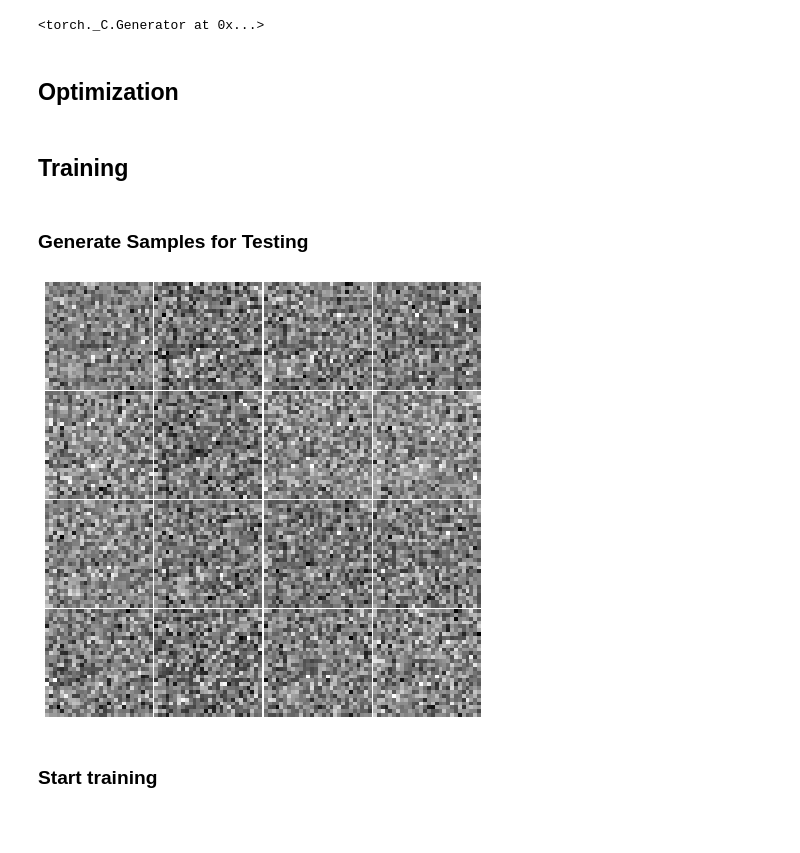
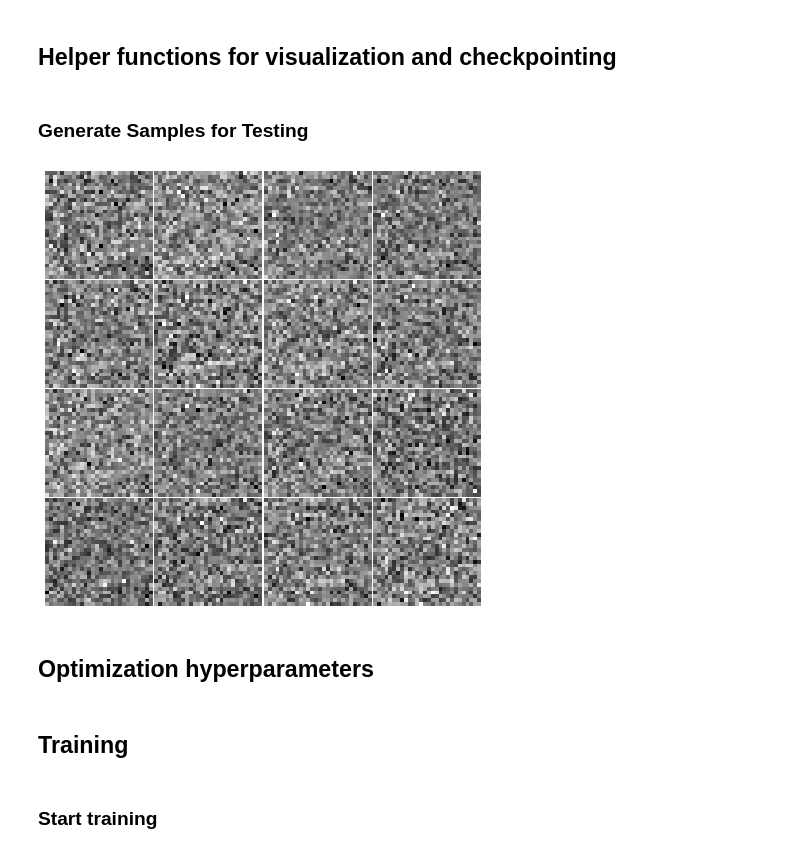
Before and after one commit to visgraf/labipcv, a Jupyter notebook: notebooks/BaseGAN.ipynb, the cells around one changed output. Saved outputs shown, nothing was run; the diff lists cells and outputs as text; code cells hidden in the pictures; blank space fills up the shorter version.

```diff
--- a/notebooks/BaseGAN.ipynb
+++ b/notebooks/BaseGAN.ipynb
@@ -89,5 +139,0 @@ def vectors_to_images(vectors):
-# %%
-generator_in_features = 100
-torch.manual_seed(777)
-# %% [output]
-<torch._C.Generator at 0x...>
@@ -139,0 +142,8 @@ if torch.cuda.is_available():
+# %%
+generator_in_features = 100
+discriminator_in_features = 28 * 28 # MNIST size
+
+discriminator = DiscriminatorNet(discriminator_in_features).to(device)
+generator = GeneratorNet(generator_in_features, discriminator_in_features).to(device)
+# %% [markdown]
+## Helper functions for visualization and checkpointing
@@ -139,0 +197,2 @@ if torch.cuda.is_available():
+# %% [markdown]
+### Generate Samples for Testing
@@ -140,5 +203,12 @@ if torch.cuda.is_available():
+# %%
+test_noise = noise(num_test_samples)
+log_images(vectors_to_images(
+                generator(test_noise)).cpu().detach().numpy(),
+                imagepath)
+# %% [output]
+[figure, added]
 # %% [markdown]
-## Optimization
+## Optimization hyperparameters
 # %%
 # Optimizers
 d_optimizer = optim.Adam(discriminator.parameters(), lr=0.0002)
@@ -243,2 +273,0 @@ def load_models(epoch, folder):
-# %% [markdown]
-### Generate Samples for Testing
@@ -248,9 +274,3 @@ test_noise = noise(num_test_samples)
-# %%
-imagepath = os.path.join(DATA_FOLDER, 'results', f'{0}.jpg')
-log_images(vectors_to_images(generator(test_noise)).cpu().detach().numpy(),
-           imagepath)
-# %% [output]
-[figure, removed]
 # %% [markdown]
 ### Start training
 # %%
```
Also changed, not shown: parts of 33 cells of this notebook.
